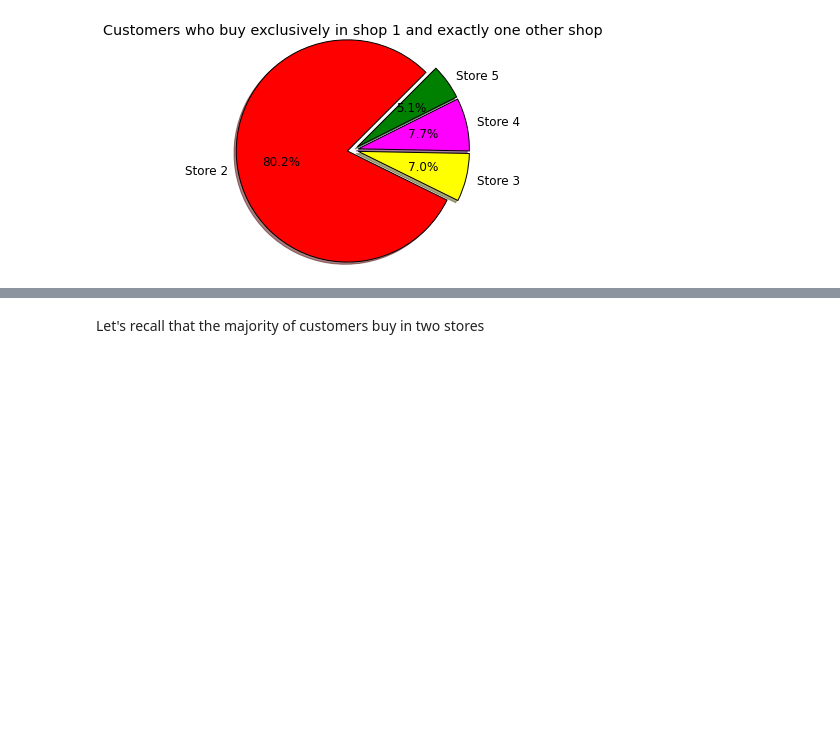
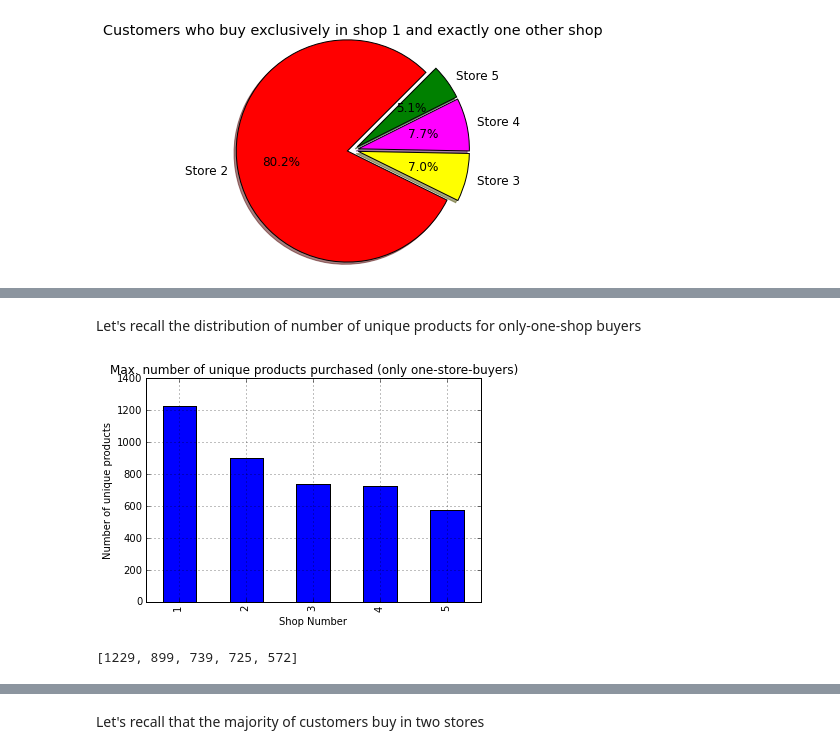
Before and after one commit to rcuevass/clustering_PCA_marketing, a Jupyter notebook: Store range effect in purchase.ipynb, the cells around one changed output, grey strips where cells are left out. Saved outputs shown, nothing was run; the diff lists cells and outputs as text; code cells hidden in the pictures; blank space fills up the shorter version.

```diff
--- a/Store range effect in purchase.ipynb
+++ b/Store range effect in purchase.ipynb
@@ -716,0 +639,36 @@ array([[  47.157,    0.   ,    0.   ,    0.   ,    0.   ],
+# %% [markdown]
+Let's recall the distribution of number of unique products for only-one-shop buyers
+# %%
+# Auxiliary texts for the processing
+text_1 = 'unique_products_purchased_shop_'
+text_2 = 'amount_purchased_shop_'
+# Empty list to creat the needed dataframe
+list_purchase = []
+# For each store ...
+for k in range(1,6):
+    # ... we subset the dataset to find one-shop buyers and the individuals that purchased
+    # in the corresponding store
+    aux_ = max(data[(data[text_2 + str(k)] != 0.) & (data.shops_used == 1) ][text_1 + str(k)].values)
+    # Add such a number of the created list
+    list_purchase.append(aux_)
+
+# Create empty dataframe
+dfAux = pd.DataFrame()
+# Add columns
+dfAux['Shop Number'] = [1,2,3,4,5]
+dfAux['Number of unique products'] = list_purchase
+# ... and index it
+#dfAux.index = range(1,6)
+
+# Generate the plot
+dfAux.plot(x='Shop Number',y='Number of unique products',kind='bar',
+           title='Max. number of unique products purchased (only one-store-buyers)',
+           legend=False,grid=True)
+plt.xlabel('Shop Number')
+plt.ylabel('Number of unique products')
+plt.show()
+
+print list_purchase
+# %% [output]
+[figure, added]
+[1229, 899, 739, 725, 572]
```
Also changed, not shown: parts of 27 cells of this notebook.
